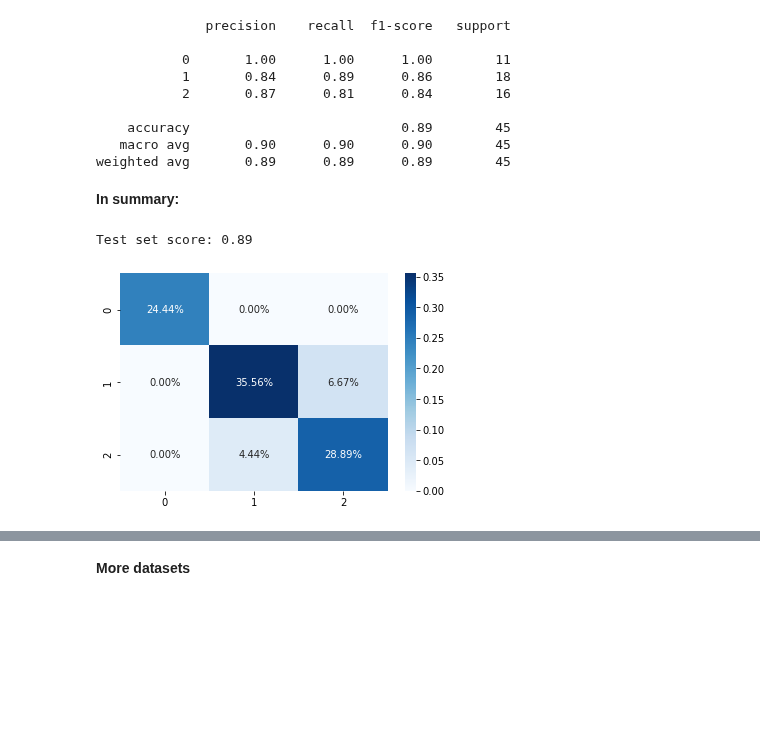
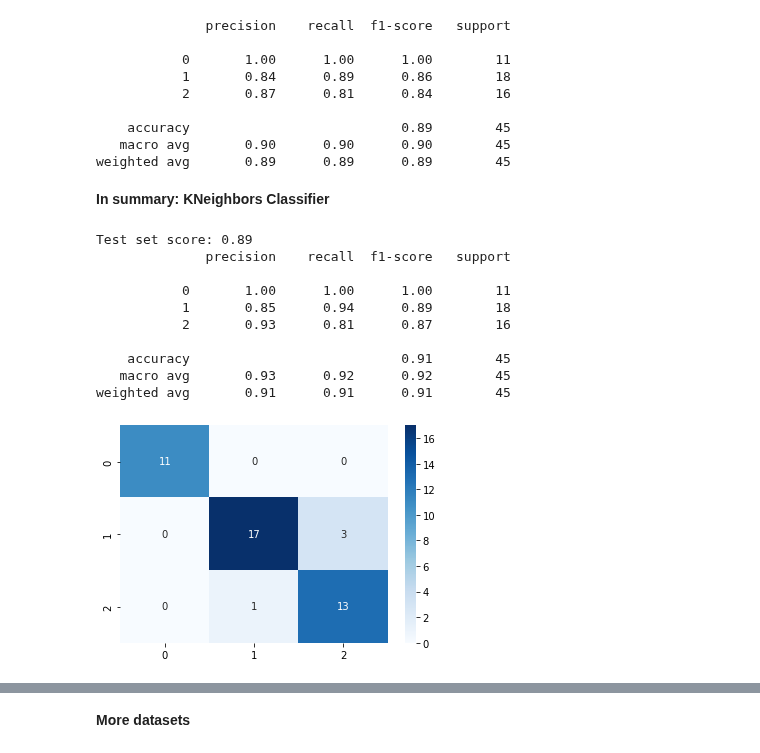
Before and after one commit to clizarraga-UAD7/Notebooks, a Jupyter notebook: ML_Classification.ipynb, the cells around one changed output, grey strips where cells are left out. Drawn from its saved outputs; the diff is of its cells as text; code cells hidden in the pictures; blank space fills up the shorter version.

```diff
--- a/ML_Classification.ipynb
+++ b/ML_Classification.ipynb
@@ -271,7 +271,7 @@ print(classification_report(y_test, y_pred))
    macro avg       0.90      0.90      0.90        45
 weighted avg       0.89      0.89      0.89        45
 # %% [markdown]
-**In summary:**
+**In summary: KNeighbors Classifier**
 # %%
 # Import frequent needed libraries
 import pandas as pd
@@ -285,32 +285,42 @@ from sklearn.model_selection import train_test_split
 from sklearn.metrics import confusion_matrix
 from sklearn.metrics import classification_report
 
 # Load Iris dataset from Scikit-Learn
 from sklearn.datasets import load_iris
 iris_dataset = load_iris()
 
 
 # Simple steps for building a machine learning model
 
 # Step 1: Split data intro (70%)train and (30%) test sets.
 X_train, X_test, y_train, y_test = train_test_split(
     iris_dataset['data'], iris_dataset['target'], test_size=0.3, random_state=41)
 
 # Instantiate the model and train it by fitting the train data.
 knn = KNeighborsClassifier(n_neighbors=1)
 knn.fit(X_train, y_train)
 
 # See the performance of the model
 print("Test set score: {:.2f}".format(knn.score(X_test, y_test)))
 
 # Evaluate Model
 cm = confusion_matrix(y_pred, y_test)
 
 # Annotated & Normalized Heat Map
-sns.heatmap(cm/np.sum(cm), annot=True, fmt='.2%', cmap='Blues');
+#sns.heatmap(cm/np.sum(cm), annot=True, fmt='.2%', cmap='Blues');
+sns.heatmap(cm, annot=True, cmap='Blues');
 
 # Print performance metrics
 print(classification_report(y_test, y_pred))
 # %% [output]
 Test set score: 0.89
+              precision    recall  f1-score   support
+
+           0       1.00      1.00      1.00        11
+           1       0.85      0.94      0.89        18
+           2       0.93      0.81      0.87        16
+
+    accuracy                           0.91        45
+   macro avg       0.93      0.92      0.92        45
+weighted avg       0.91      0.91      0.91        45
-[figure, old version]
+[figure, new version]
```
Also changed, not shown: parts of 10 cells of this notebook.
